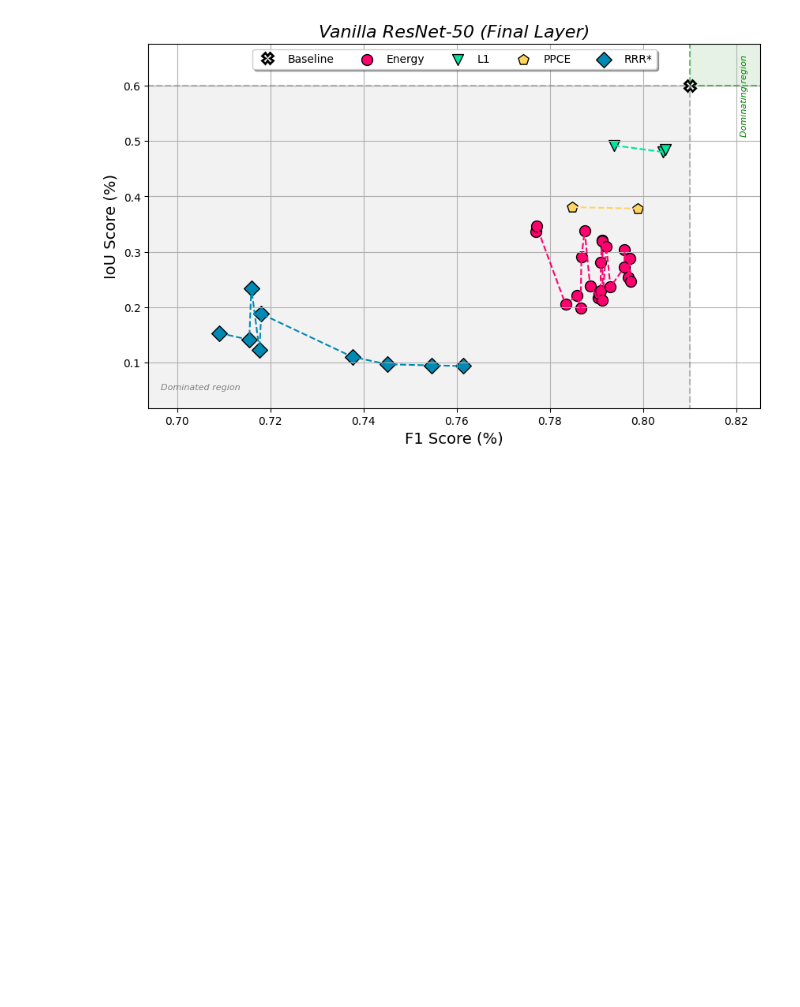
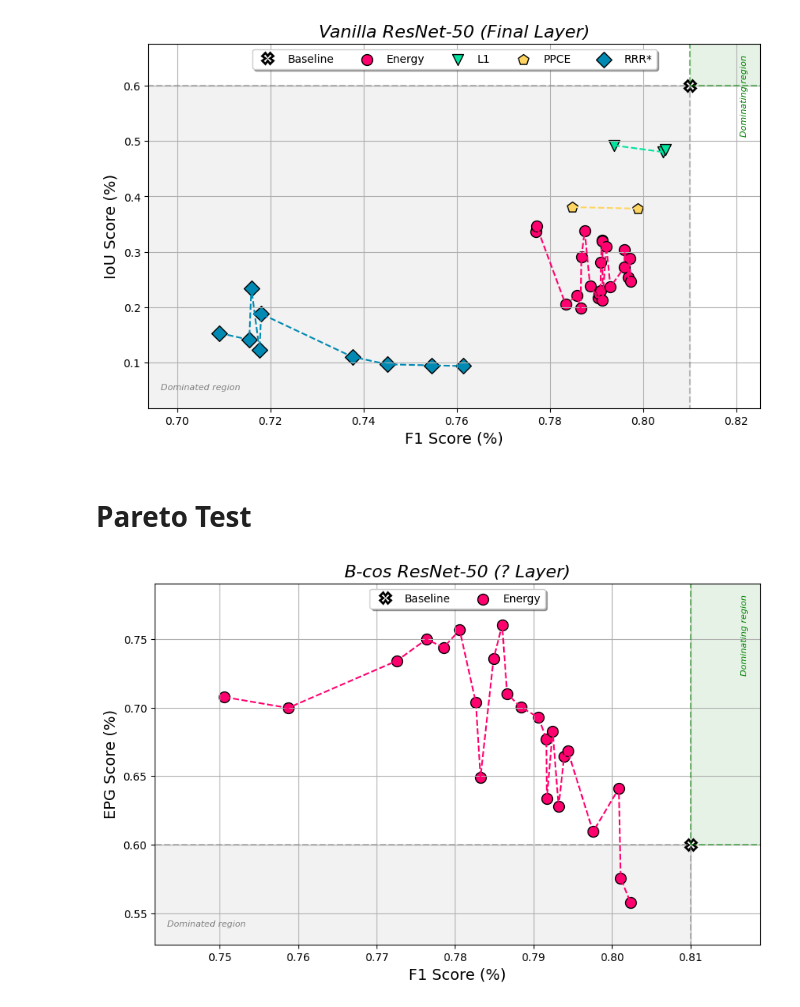
Before and after one commit to rensdebee/FACTifAI_2024_3, a Jupyter notebook: visualisations.ipynb, the cells around one changed output. Cells and saved outputs as stored; diff of their text form; code cells hidden in the pictures; blank space fills up the shorter version.

Commit message:
Moved pareto evaluation to seperate file

```diff
--- a/visualisations.ipynb
+++ b/visualisations.ipynb
@@ -353,3 +353,49 @@ plot_pareto_curve(
     save_path='images/vanilla_resnet50_final_layer_f1_iou_pareto_curve.png')
 # %% [output]
 [figure]
+# %% [markdown]
+# Pareto Test
+# %%
+def load_pareto_data_from_file_names(root_folder, metrics=('f_score', 'bb_score')):
+    data_points = []
+
+    # Check if metrics are valid
+    if metrics[0] not in ['f_score', 'bb_score', 'iou_score']:
+        raise ValueError('Invalid metric: ' + metrics[0])
+
+    if metrics[1] not in ['f_score', 'bb_score', 'iou_score']:
+        raise ValueError('Invalid metric: ' + metrics[1])
+
+    for subdir, _, files in os.walk(root_folder):
+        for file in files:
+            if file.endswith('.npz'):
+                filepath = os.path.join(subdir, file)
+                data = np.load(filepath)
+
+                data_points.append((data[metrics[0]], data[metrics[1]]))
+
+    # Return sorted data
+    return sorted(data_points)
+# %%
+# Bcos - F-Score, BB-Loc (EPG) Pareto Curve
+root_folder = './ptest4/VOC2007/TEST'
+data_f1_epg = load_pareto_data_from_file_names(root_folder, metrics=('f_score', 'bb_score'))
+
+print('Data:', data_f1_epg)
+
+energy_data = data_f1_epg
+l1_data = []
+ppce_data = []
+rrr_data = []
+
+plot_pareto_curve(
+    baseline_data=(0.81, 0.6),
+    energy_data=energy_data,
+    l1_data=l1_data,
+    ppce_data=ppce_data,
+    rrr_data=rrr_data,
+    x_label='F1 Score (%)',
+    y_label='EPG Score (%)',
+    title='B-cos ResNet-50 (? Layer)')
+# %% [output]
+[figure, added]
```
Also changed, not shown: 2 other files.
